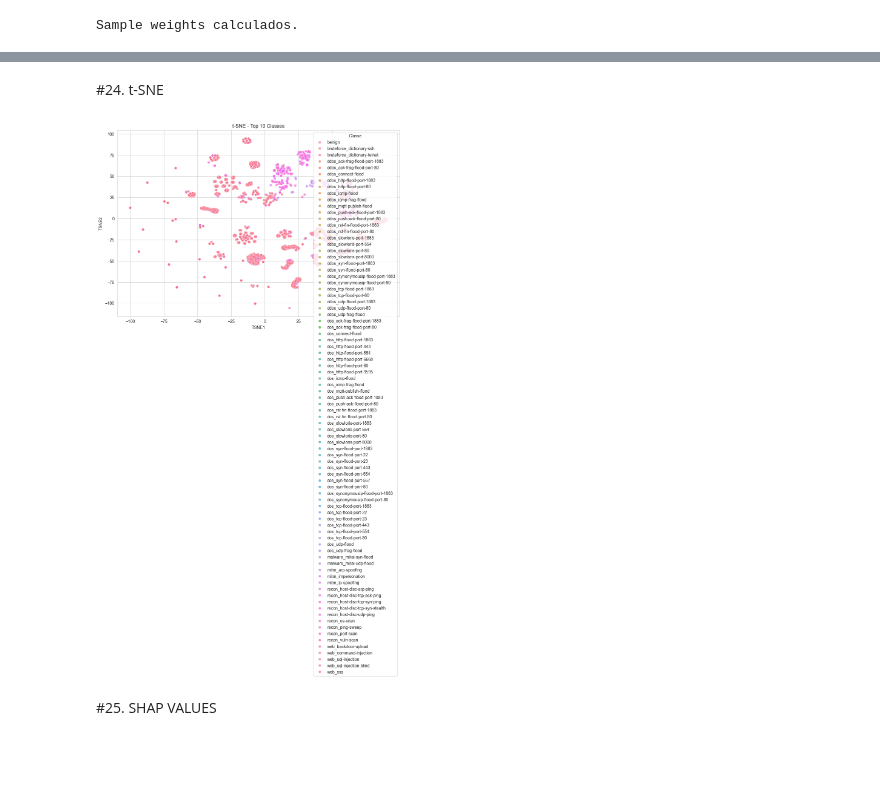
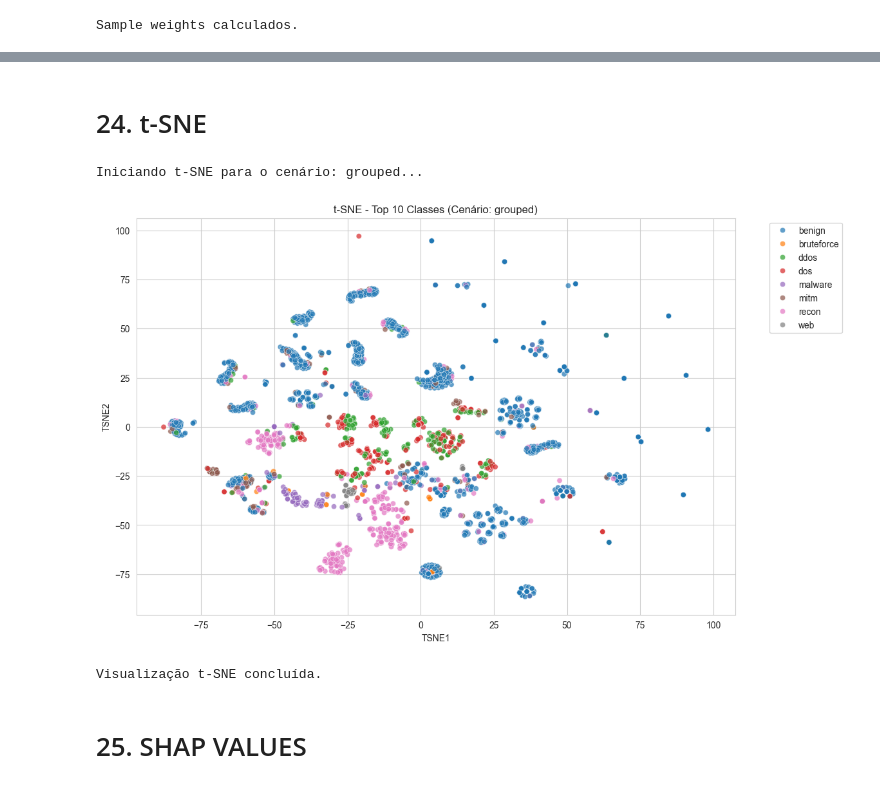
Before and after one commit to Bruno8740/projeto-detect-attack-iiot-rl-multiclasse, a Jupyter notebook: modelo.ipynb, the cells around one changed output, grey strips where cells are left out. Cells and saved outputs as stored; diff of their text form; code cells hidden in the pictures; blank space fills up the shorter version.

```diff
--- a/modelo.ipynb
+++ b/modelo.ipynb
@@ -636,17 +559,9 @@ Sample weights calculados.
 # %%
 
-model = LogisticRegression(
-
+model_base = LogisticRegression(
     max_iter=3000,
-
-    C=1.0,
-
-    tol=1e-3,
-
     random_state=42,
-
     n_jobs=-1
 )
-
-print("Modelo criado com sucesso.")
+print("Modelo base configurado.")
 # %% [output]
@@ -1241,65 +1114,42 @@ plt.show()
 # %% [markdown]
-#24. t-SNE
+# 24. t-SNE
 # %%
+print(f"Iniciando t-SNE para o cenário: {exp['suffix']}...")
 
 sample_size = 3000
 
-X_tsne_sample = X_test_selected[:sample_size]
+# 1. Transformar os dados brutos usando o transformer da Pipeline
+X_test_transformed = best_model.named_steps['transformer'].transform(X_test)
 
-y_tsne_sample = y_test.iloc[:sample_size]
+# 2. Extrair amostra dos dados já transformados
+X_tsne_sample = X_test_transformed[:sample_size]
+y_tsne_sample = y_test_exp.iloc[:sample_size]
 
-tsne = TSNE(
-
-    n_components=2,
-
-    perplexity=30,
-
-    random_state=42
-)
-
-X_tsne = tsne.fit_transform(
-    X_tsne_sample
-)
+# 3. Rodar t-SNE
+tsne = TSNE(n_components=2, perplexity=30, random_state=42)
+X_tsne = tsne.fit_transform(X_tsne_sample)
 
 df_tsne = pd.DataFrame({
-
     "TSNE1": X_tsne[:,0],
-
     "TSNE2": X_tsne[:,1],
-
     "Classe": y_tsne_sample.values
 })
 
-top_classes = (
-    y_test.value_counts()
-    .head(10)
-    .index
-)
-
-df_plot = df_tsne[
-    df_tsne["Classe"].isin(top_classes)
-]
+# Plotagem das Top 10
+top_classes = y_test_exp.value_counts().head(10).index
+df_plot = df_tsne[df_tsne["Classe"].isin(top_classes)]
 
 plt.figure(figsize=(12,8))
+sns.scatterplot(data=df_plot, x="TSNE1", y="TSNE2", hue="Classe", alpha=0.7, palette="tab10")
+plt.title(f"t-SNE - Top 10 Classes (Cenário: {exp['suffix']})")
+plt.legend(bbox_to_anchor=(1.05, 1), loc='upper left')
+plt.show()
 
-sns.scatterplot(
-
-    data=df_plot,
-
-    x="TSNE1",
-
-    y="TSNE2",
-
-    hue="Classe",
-
-    alpha=0.7
-)
-
-plt.title("t-SNE - Top 10 Classes")
-
-plt.show()
+print("Visualização t-SNE concluída.")
 # %% [output]
+Iniciando t-SNE para o cenário: grouped...
-[figure, old version]
+[figure, new version]
+Visualização t-SNE concluída.
 # %% [markdown]
-#25. SHAP VALUES
+# 25. SHAP VALUES
 # %%
```
Also changed, not shown: parts of 39 cells of this notebook, 3 other files.
